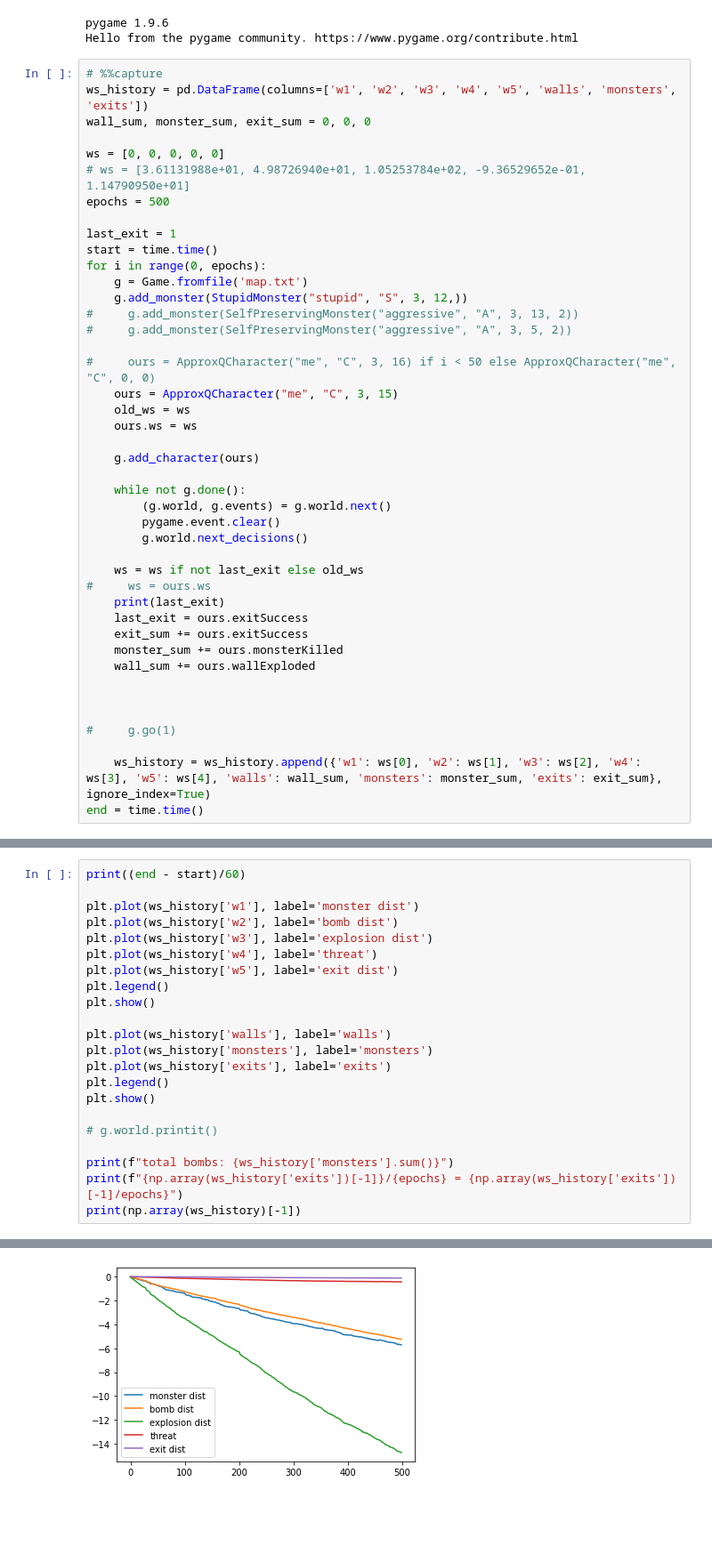
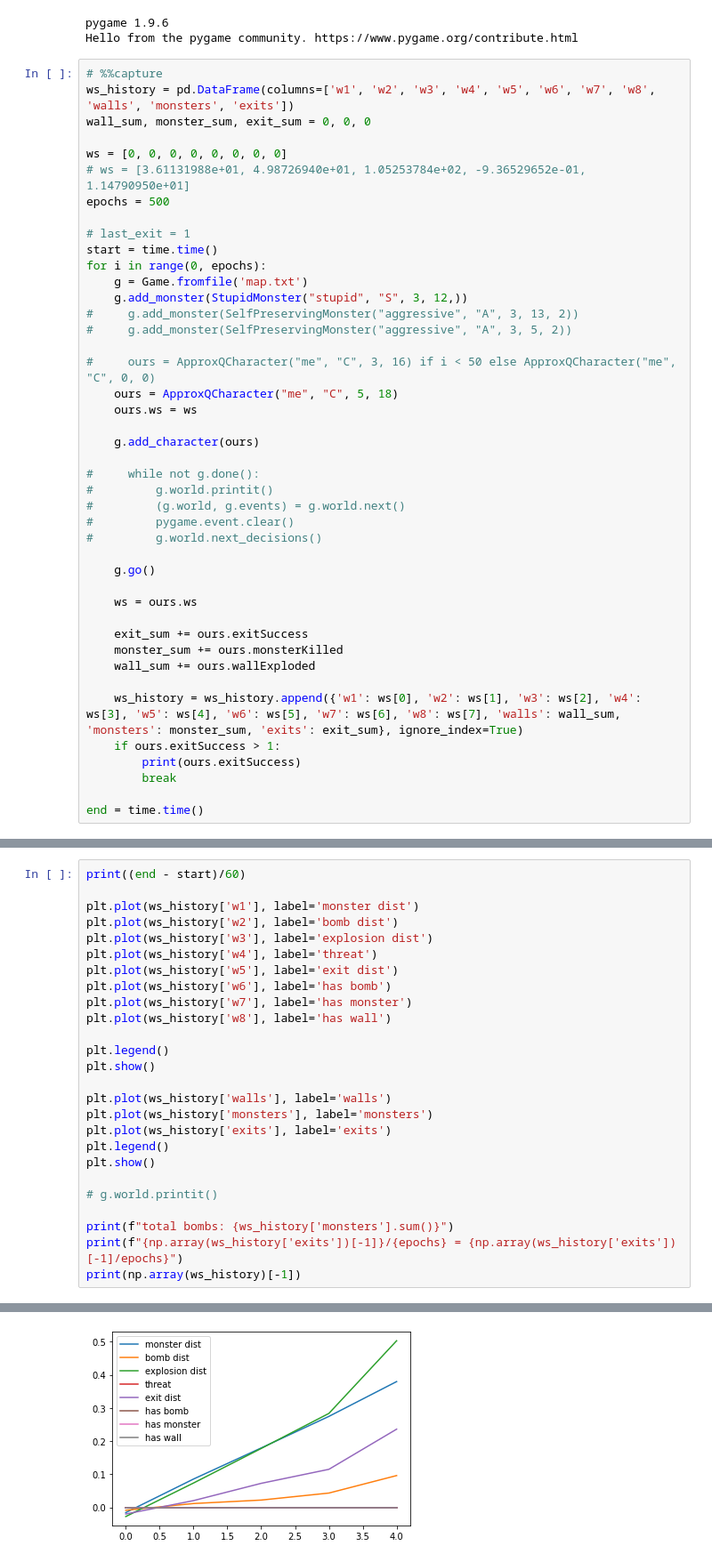
Before and after one commit to jpcaltabiano/CS4341-projects, a Jupyter notebook: Bomberman/groupNN/scenario1/train.ipynb, the cells around one changed output, grey strips where cells are left out. Shown at 89% size. Cells and saved outputs as stored; diff of their text form; blank space fills up the shorter version.

Commit message:
counting exits success bug

```diff
--- a/Bomberman/groupNN/scenario1/train.ipynb
+++ b/Bomberman/groupNN/scenario1/train.ipynb
@@ -27,14 +27,14 @@ pygame 1.9.6
 Hello from the pygame community. https://www.pygame.org/contribute.html
 # %%
 # %%capture
-ws_history = pd.DataFrame(columns=['w1', 'w2', 'w3', 'w4', 'w5', 'walls', 'monsters', 'exits'])
+ws_history = pd.DataFrame(columns=['w1', 'w2', 'w3', 'w4', 'w5', 'w6', 'w7', 'w8', 'walls', 'monsters', 'exits'])
 wall_sum, monster_sum, exit_sum = 0, 0, 0
 
-ws = [0, 0, 0, 0, 0]
+ws = [0, 0, 0, 0, 0, 0, 0, 0]
 # ws = [3.61131988e+01, 4.98726940e+01, 1.05253784e+02, -9.36529652e-01, 1.14790950e+01]
 epochs = 500
 
-last_exit = 1
+# last_exit = 1
 start = time.time()
 for i in range(0, epochs):
     g = Game.fromfile('map.txt')
@@ -43,29 +43,29 @@ for i in range(0, epochs):
 #     g.add_monster(SelfPreservingMonster("aggressive", "A", 3, 5, 2))
 
 #     ours = ApproxQCharacter("me", "C", 3, 16) if i < 50 else ApproxQCharacter("me", "C", 0, 0)
-    ours = ApproxQCharacter("me", "C", 3, 15)
-    old_ws = ws
+    ours = ApproxQCharacter("me", "C", 5, 18)
     ours.ws = ws
 
     g.add_character(ours)
 
-    while not g.done():
-        (g.world, g.events) = g.world.next()
-        pygame.event.clear()
-        g.world.next_decisions()
+#     while not g.done():
+#         g.world.printit()
+#         (g.world, g.events) = g.world.next()
+#         pygame.event.clear()
+#         g.world.next_decisions()
 
-    ws = ws if not last_exit else old_ws
-#     ws = ours.ws
-    print(last_exit)
-    last_exit = ours.exitSuccess
+    g.go()
+
+    ws = ours.ws
+
     exit_sum += ours.exitSuccess
     monster_sum += ours.monsterKilled
     wall_sum += ours.wallExploded
 
+    ws_history = ws_history.append({'w1': ws[0], 'w2': ws[1], 'w3': ws[2], 'w4': ws[3], 'w5': ws[4], 'w6': ws[5], 'w7': ws[6], 'w8': ws[7], 'walls': wall_sum, 'monsters': monster_sum, 'exits': exit_sum}, ignore_index=True)
+    if ours.exitSuccess > 1:
+        print(ours.exitSuccess)
+        break
 
-
-#     g.go(1)
-
-    ws_history = ws_history.append({'w1': ws[0], 'w2': ws[1], 'w3': ws[2], 'w4': ws[3], 'w5': ws[4], 'walls': wall_sum, 'monsters': monster_sum, 'exits': exit_sum}, ignore_index=True)
 end = time.time()
 # %% [output]
@@ -94,6 +94,10 @@ plt.plot(ws_history['w2'], label='bomb dist')
 plt.plot(ws_history['w3'], label='explosion dist')
 plt.plot(ws_history['w4'], label='threat')
 plt.plot(ws_history['w5'], label='exit dist')
+plt.plot(ws_history['w6'], label='has bomb')
+plt.plot(ws_history['w7'], label='has monster')
+plt.plot(ws_history['w8'], label='has wall')
+
 plt.legend()
 plt.show()
 
@@ -113 +117 @@ print(np.array(ws_history)[-1])
-[figure, old version]
+[figure, new version]
```
Also changed, not shown: parts of 2 cells of this notebook, 3 other files.
